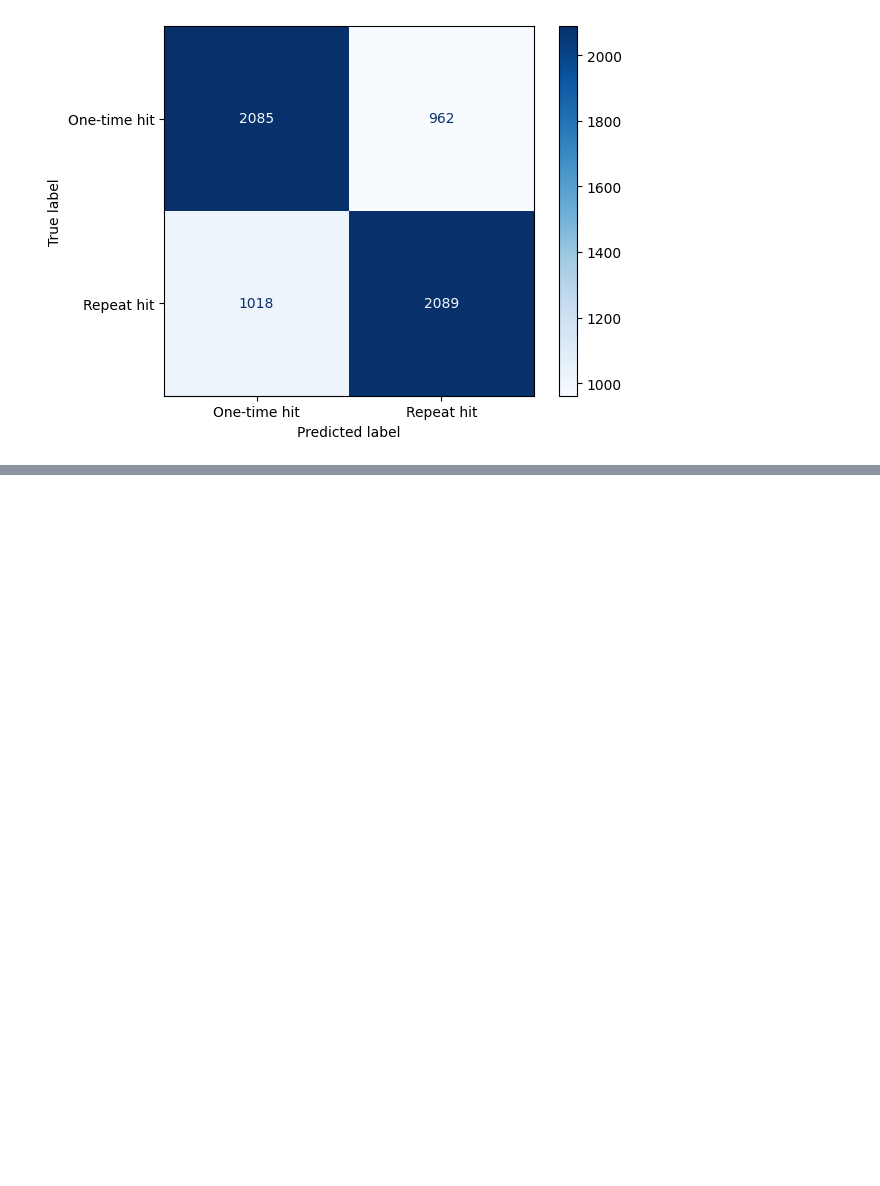
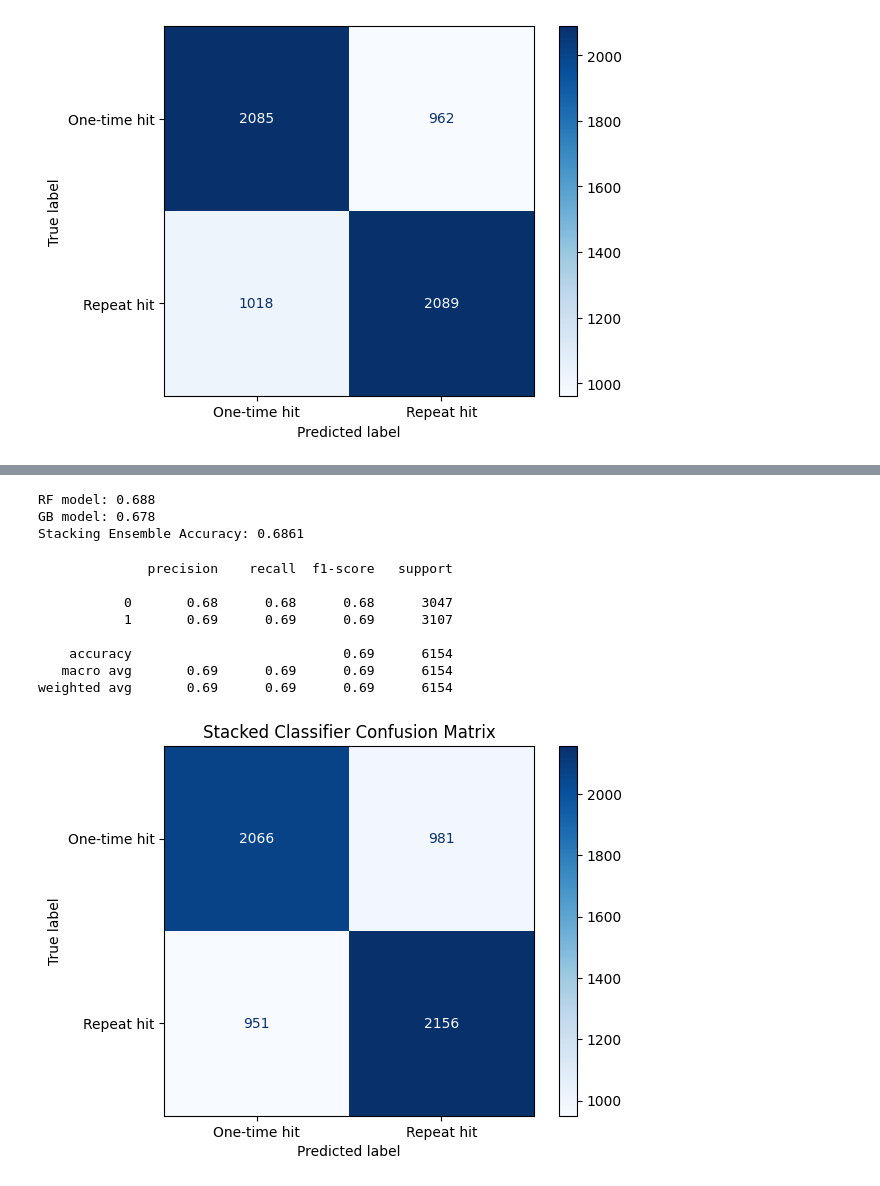
Before and after one commit to Thampi-hub/Springboard_RT, a Jupyter notebook: Cap2_YouTube/2_DataWrangling/readData.ipynb, the cells around one changed output, grey strips where cells are left out. Cells and saved outputs as stored; diff of their text form; code cells hidden in the pictures; blank space fills up the shorter version.

```diff
--- a/Cap2_YouTube/2_DataWrangling/readData.ipynb
+++ b/Cap2_YouTube/2_DataWrangling/readData.ipynb
@@ -864,8 +877,0 @@ weighted avg       0.69      0.69      0.69      6154
-# %%
-rf_train_predictions = rf_bestEstimator.predict_proba(Xtrain)[:,1].reshape(-1, 1)
-
-# Train XGBoost (Boosting)
-from xgboost import XGBClassifier
-xgb_model = XGBClassifier(n_estimators=100, learning_rate=0.1, random_state=42)
-
-xgb_model.fit(rf_train_predictions, ytrain)
@@ -1020,0 +999,12 @@ plt.show()
+# %%
+# rf_train_predictions = rf_bestEstimator.predict_proba(Xtrain)[:,1].reshape(-1, 1)
+
+# Define base models (Gradient Boosting + Logistic Regression)
+lr = LogisticRegression()
+
+# Define stacking ensemble
+base_models = [('gb', gb_bestEstimator), ('rf', rf_bestEstimator)]
+xgb_estimte = XGBClassifier(n_estimators=100, learning_rate=0.01, random_state=97)
+
+stacking_ensemble = StackingClassifier(estimators=base_models, final_estimator=xgb_estimte)
+stacking_ensemble.fit(Xtrain, ytrain)
@@ -1020,0 +1029,33 @@ plt.show()
+# %%
+y_pred_rf = rf_bestEstimator.predict(Xtest)
+y_pred_gb = gb_bestEstimator.predict(Xtest)
+
+y_pred_stacking = stacking_ensemble.predict(Xtest)
+# %%
+print(f"RF model: {round(accuracy_score(ytest, y_pred_rf), 3)}")
+print(f"GB model: {round(accuracy_score(ytest, y_pred_gb), 3)}")
+
+print(f"Stacking Ensemble Accuracy: {accuracy_score(ytest, y_pred_stacking):.4f}")
+# %% [output]
+RF model: 0.688
+GB model: 0.678
+Stacking Ensemble Accuracy: 0.6861
+# %%
+print(classification_report(ytest, y_pred_stacking))
+
+# Confusion matrix for Random Forest
+cm_stacked = confusion_matrix(ytest, y_pred_stacking)
+disp_stacked = ConfusionMatrixDisplay(confusion_matrix=cm_stacked, display_labels=['One-time hit', 'Repeat hit'])
+disp_stacked.plot(cmap='Blues')
+plt.title("Stacked Classifier Confusion Matrix")
+plt.show()
+# %% [output]
+              precision    recall  f1-score   support
+
+           0       0.68      0.68      0.68      3047
+           1       0.69      0.69      0.69      3107
+
+    accuracy                           0.69      6154
+   macro avg       0.69      0.69      0.69      6154
+weighted avg       0.69      0.69      0.69      6154
+[figure, added]
```
Also changed, not shown: parts of 13 cells of this notebook.
